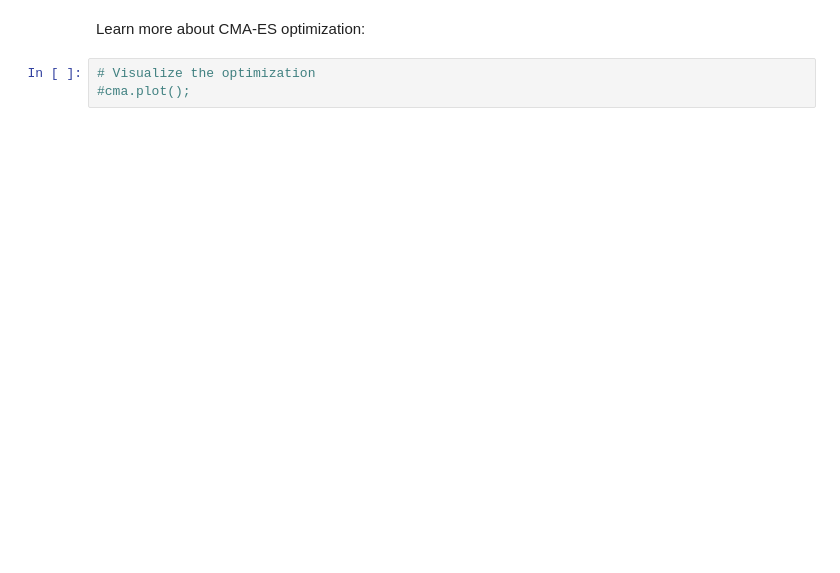
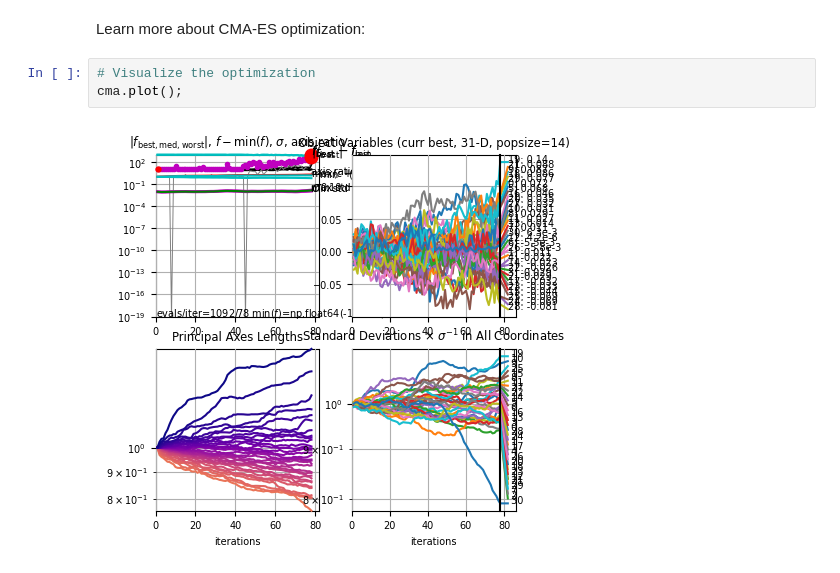
Before and after one commit to davide-marchi/Online-and-Reinforcement-Learning, a Jupyter notebook: Home Assignment 3/CMA Cart Pole Torch Assignment.ipynb, the cells around one changed output. Cells and saved outputs as stored; diff of their text form; blank space fills up the shorter version.

```diff
--- a/Home Assignment 3/CMA Cart Pole Torch Assignment.ipynb
+++ b/Home Assignment 3/CMA Cart Pole Torch Assignment.ipynb
@@ -120,6 +158,8 @@ visualize_policy(policy_net)
 Learn more about CMA-ES optimization:
 # %%
 # Visualize the optimization
-#cma.plot();
+cma.plot();
+# %% [output]
+[figure, added]
 # %%
 # Learn even more on CMA-ES
```
Also changed, not shown: parts of 7 cells of this notebook, 9 other files.
